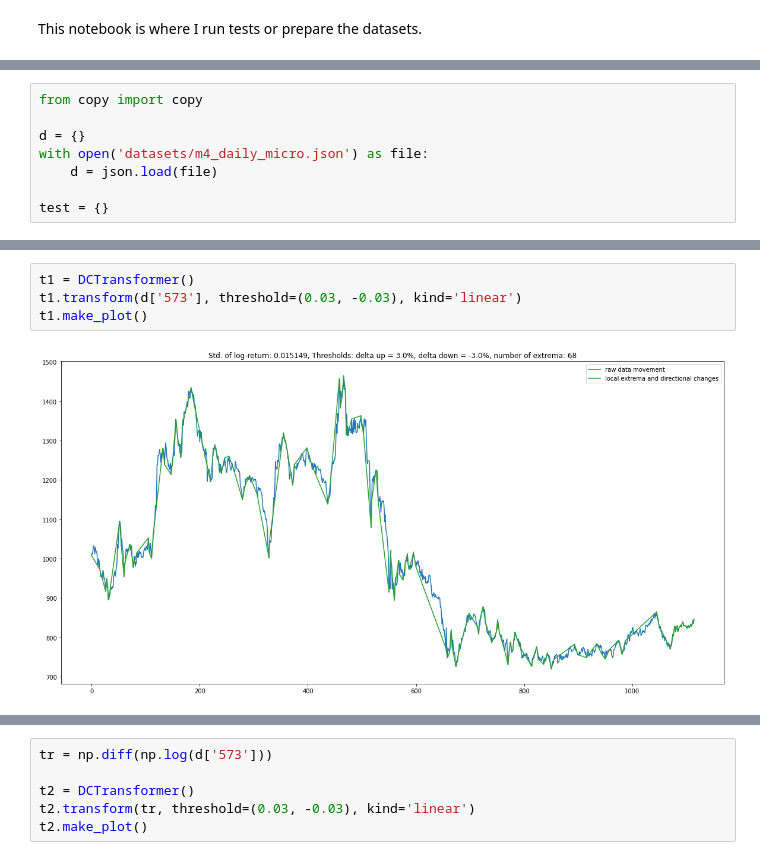
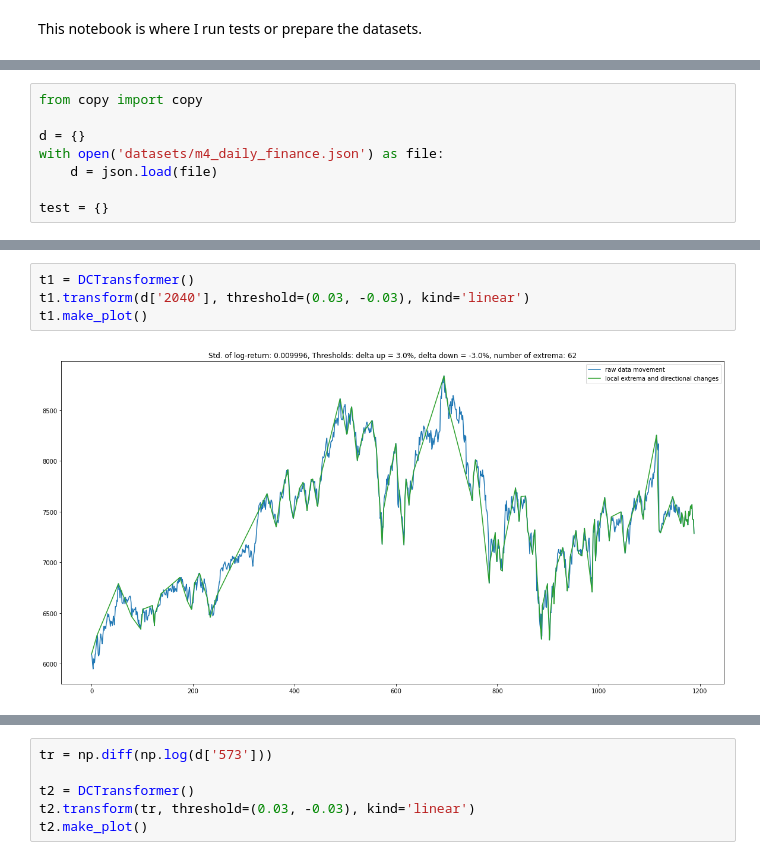
Before and after one commit to LinusLin6769/DCLaboratory01, a Jupyter notebook: playground.ipynb, the cells around one changed output, grey strips where cells are left out. Drawn from its saved outputs; the diff is of its cells as text.

```diff
--- a/playground.ipynb
+++ b/playground.ipynb
@@ -20,7 +21,7 @@ print(executor._max_workers)
 from copy import copy
 
 d = {}
-with open('datasets/m4_daily_micro.json') as file:
+with open('datasets/m4_daily_finance.json') as file:
     d = json.load(file)
 
 test = {}
@@ -32,6 +33,6 @@ plt.plot(d['573'])
 # %%
 t1 = DCTransformer()
-t1.transform(d['573'], threshold=(0.03, -0.03), kind='linear')
+t1.transform(d['2040'], threshold=(0.03, -0.03), kind='linear')
 t1.make_plot()
 # %% [output]
-[figure, old version]
+[figure, new version]
```
Also changed, not shown: parts of 17 cells of this notebook, 20 other files.
